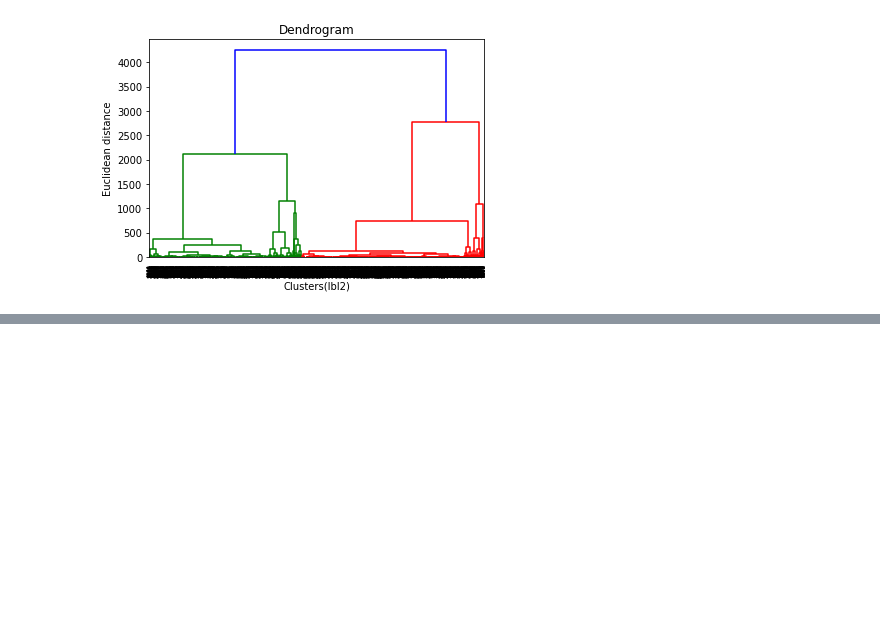
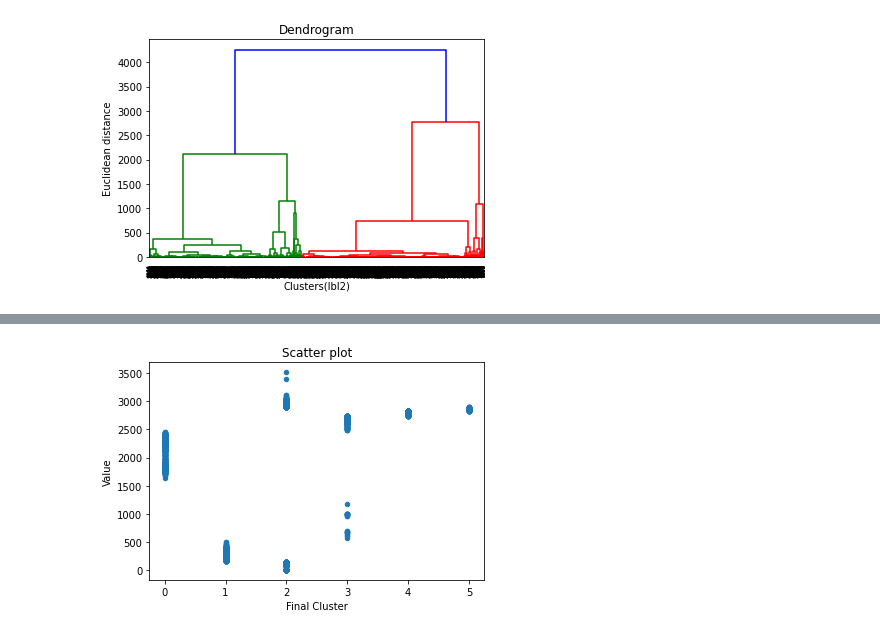
Before and after one commit to Priyanka-Kugapriya/Clustering_notebook, a Jupyter notebook: Hierarchical clustering.ipynb, the cells around one changed output, grey strips where cells are left out. Drawn from its saved outputs; the diff is of its cells as text; code cells hidden in the pictures; blank space fills up the shorter version.

Commit message:
Final Scatter Plot

```diff
--- a/Hierarchical clustering.ipynb
+++ b/Hierarchical clustering.ipynb
@@ -462,0 +580,3 @@ Text(0, 0.5, 'Value')
+# %%
+dfhc_label_2["Final Cluster"] = dfhc_label_2.apply(lambda row: row['labels'] + row['2nd labeling'], axis=1)
+print(dfhc_label_2)
@@ -462,0 +600,5 @@ Text(0, 0.5, 'Value')
+# %%
+dfhc_label_0['2nd labeling'] = 0
+# %%
+dfhc_label_0["Final Cluster"] = dfhc_label_0.apply(lambda row: row['labels'] + row['2nd labeling'], axis=1)
+print(dfhc_label_0)
@@ -462,0 +620,4 @@ Text(0, 0.5, 'Value')
+# %%
+frames = [dfhc_label_0,dfhc_label_1,dfhc_label_2]
+df_finalized_cluster = pd.concat(frames, keys=['label0', 'label1', 'label2'])
+print(df_finalized_cluster)
@@ -462,0 +639,7 @@ Text(0, 0.5, 'Value')
+# %%
+import matplotlib.pyplot as plot
+
+df_finalized_cluster.plot.scatter(x="Final Cluster", y="Value", title= "Scatter plot");
+plot.show(block=True);
+# %% [output]
+[figure, added]
```
Also changed, not shown: parts of 31 cells of this notebook.
